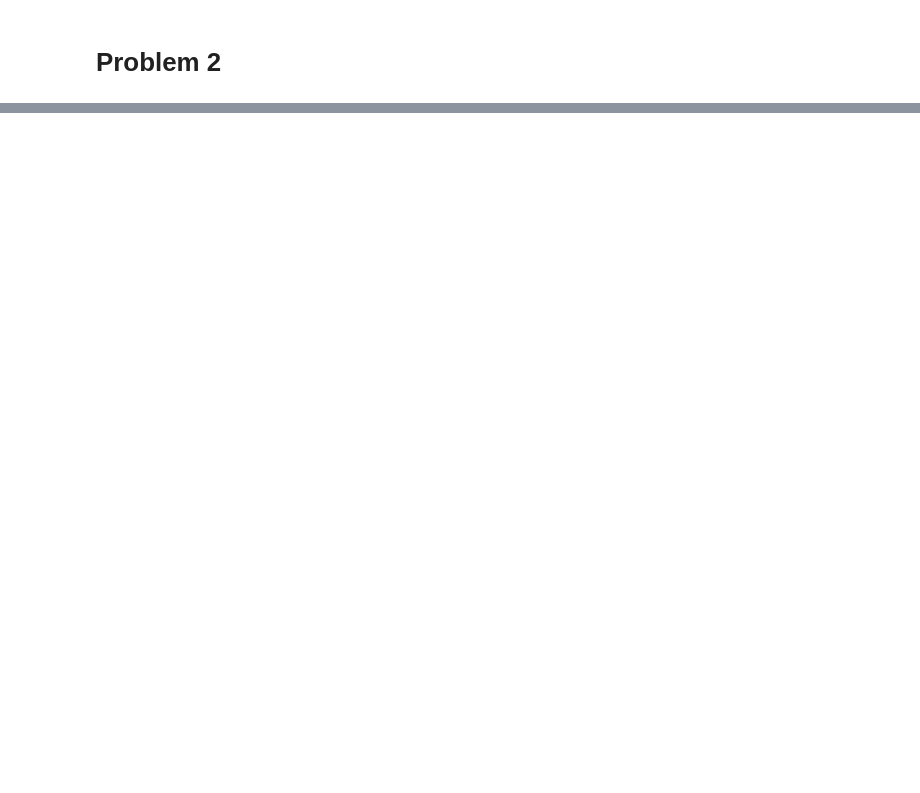
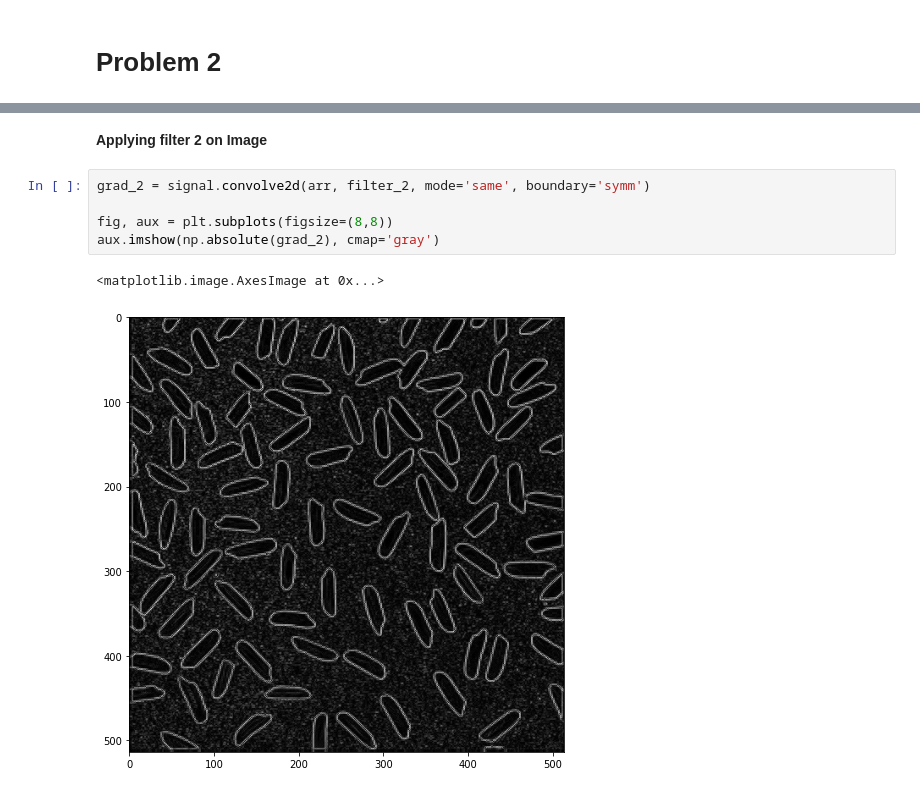
Before and after one commit to SimenKlemp/.github, a Jupyter notebook: hw6.ipynb, the cells around one changed output, grey strips where cells are left out. Cells and saved outputs as stored; diff of their text form; blank space fills up the shorter version.

```diff
--- a/hw6.ipynb
+++ b/hw6.ipynb
@@ -129,0 +161,10 @@ The result shows us that Momentum as optimizer will cause a convergence with app
+# %% [markdown]
+**Applying filter 2 on Image**
+# %%
+grad_2 = signal.convolve2d(arr, filter_2, mode='same', boundary='symm')
+
+fig, aux = plt.subplots(figsize=(8,8))
+aux.imshow(np.absolute(grad_2), cmap='gray')
+# %% [output]
+<matplotlib.image.AxesImage at 0x...>
+[figure, added]
```
Also changed, not shown: parts of 33 cells of this notebook.
